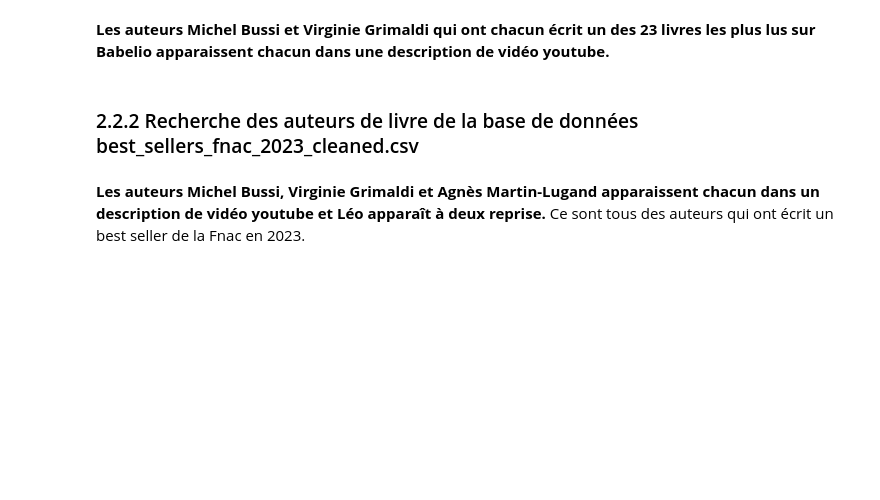
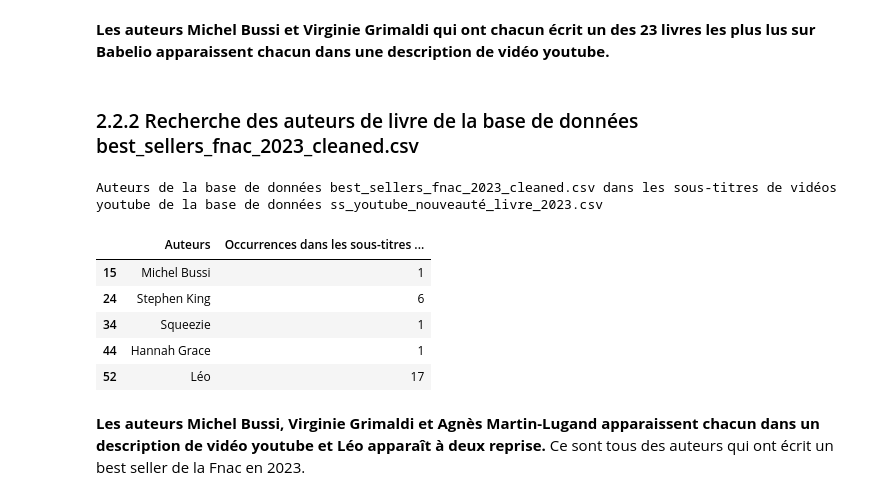
Before and after one commit to manonmgd/pythonds_MM_MM_DS, a Jupyter notebook: stat_descriptives_youtube_suite.ipynb, the cells around one changed output. Cells and saved outputs as stored; diff of their text form; code cells hidden in the pictures; blank space fills up the shorter version.

```diff
--- a/stat_descriptives_youtube_suite.ipynb
+++ b/stat_descriptives_youtube_suite.ipynb
@@ -922,3 +944,13 @@ auteur_dans_description('best_sellers_fnac_2023_cleaned','youtube_nouveauté_liv
+# %%
+auteur_dans_sous_titres('best_sellers_fnac_2023_cleaned','ss_youtube_nouveauté_livre_2023')
+# %% [output]
+Auteurs de la base de données best_sellers_fnac_2023_cleaned.csv dans les sous-titres de vidéos youtube de la base de données ss_youtube_nouveauté_livre_2023.csv
+|  | Auteurs | Occurrences dans les sous-titres ... |
+| 15 | Michel Bussi | 1 |
+| 24 | Stephen King | 6 |
+| 34 | Squeezie | 1 |
+| 44 | Hannah Grace | 1 |
+| 52 | Léo | 17 |
 # %% [markdown]
 **Les auteurs Michel Bussi, Virginie Grimaldi et Agnès Martin-Lugand apparaissent chacun dans un description de vidéo youtube et Léo apparaît à deux reprise.** Ce sont tous des auteurs qui ont écrit un best seller de la Fnac en 2023.
 # %% [markdown]
```
Also changed, not shown: parts of 19 cells of this notebook.
